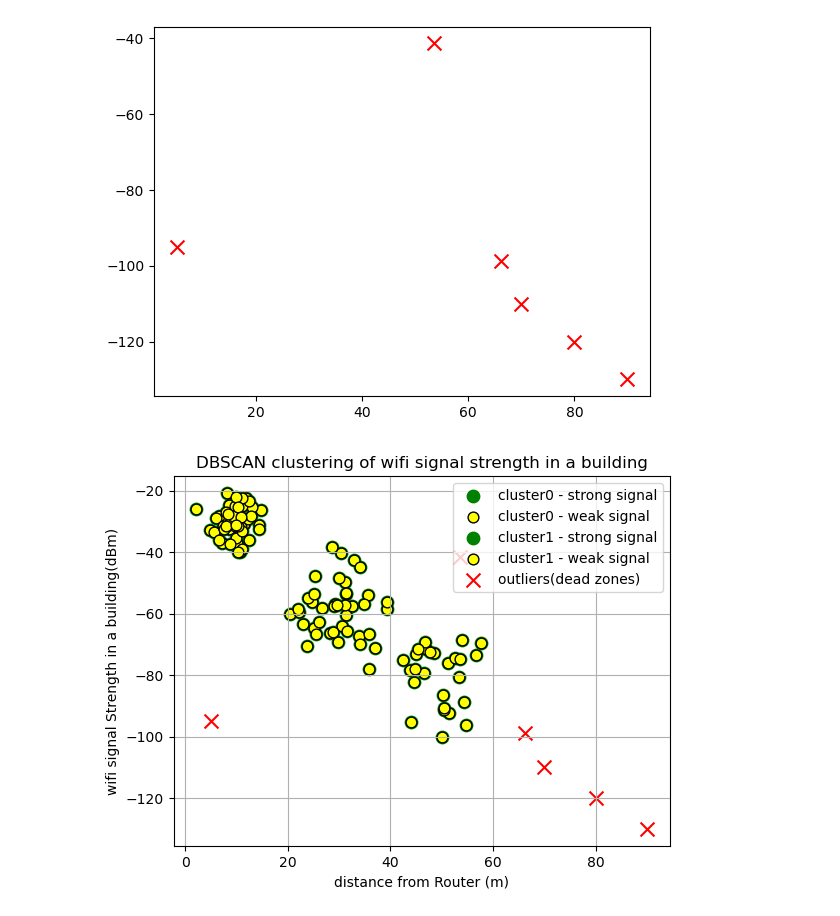
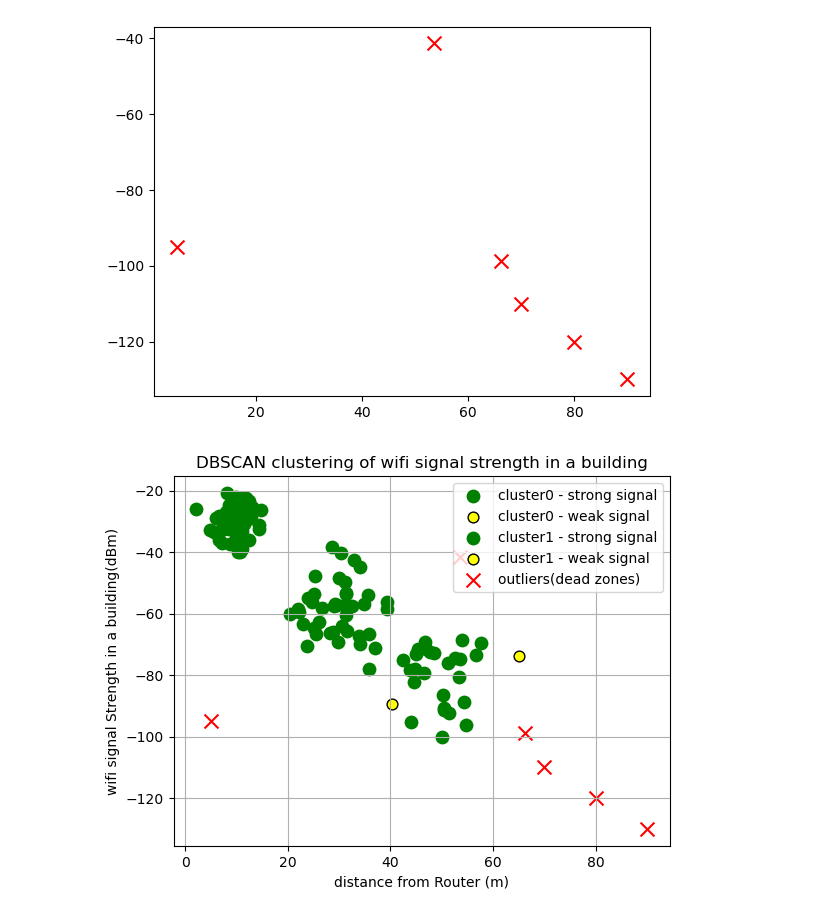
Before and after one commit to aditiupadhya/ML, a Jupyter notebook: DBSCAN_Wifi_project(unsupervised).ipynb, the cells around one changed output. Cells and saved outputs as stored; diff of their text form; code cells hidden in the pictures.

Commit message:
DBSCAN clustering
Implementing DBSCAN clustering of wifi signal strength in a building from random dataset

```diff
--- a/DBSCAN_Wifi_project(unsupervised).ipynb
+++ b/DBSCAN_Wifi_project(unsupervised).ipynb
@@ -142,19 +142,19 @@ if label == -1:
 # %%
 for label, color in zip(unique_labels, colors):
     cluster_points = wifi_signals[labels == label]
     if label == -1:
         plt.scatter(cluster_points[:,0], cluster_points[:,1], c ='red', marker = 'x', s = 100, label = 'outliers(dead zones)')
     else:
         core_points = cluster_points[core_samples_mask[labels == label]]
         plt.scatter(core_points[:,0],core_points[:,1],c='green', s = 80, label = f"cluster{label} - strong signal")
-        border_points = cluster_points[core_samples_mask[labels == label]]
+        border_points = cluster_points[~core_samples_mask[labels == label]]
         plt.scatter(border_points[:,0],border_points[:,1],c='yellow', s = 60, edgecolors = 'black', label = f"cluster{label} - weak signal")
         #give legends
 plt.xlabel("distance from Router (m)")
 plt.ylabel("wifi signal Strength in a building(dBm)")
 plt.title("DBSCAN clustering of wifi signal strength in a building")
 plt.legend(loc="upper right")
 plt.grid(True)
 plt.show()
 # %% [output]
-[figure, old version]
+[figure, new version]
```
